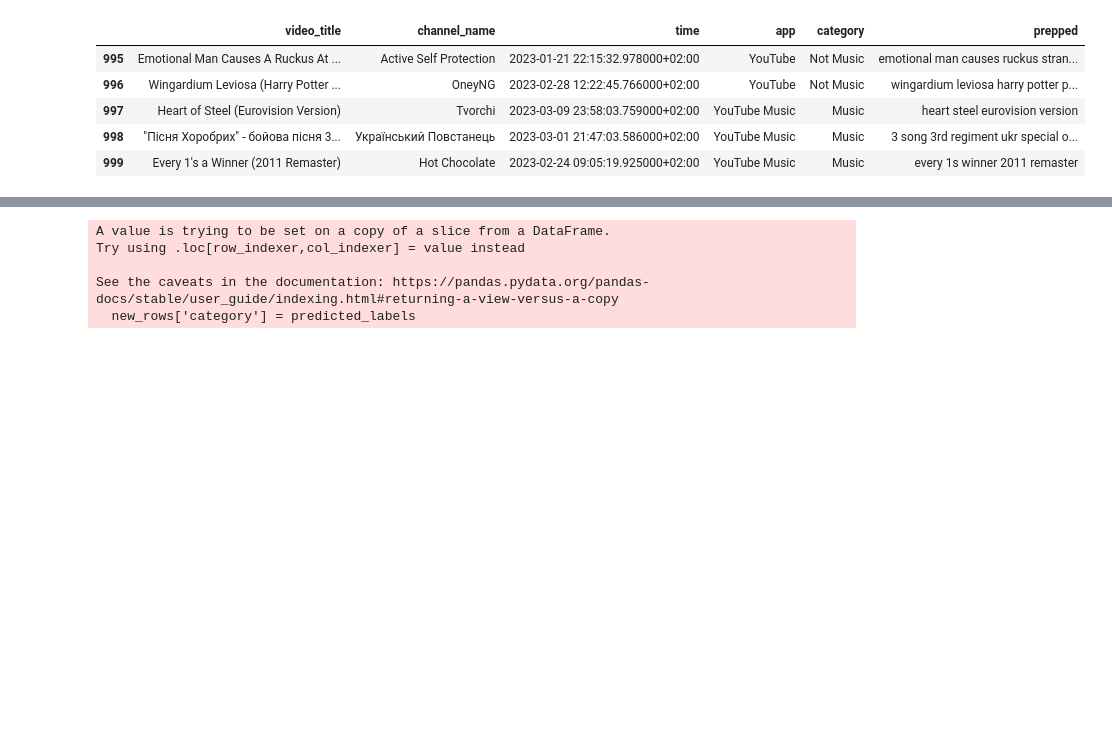
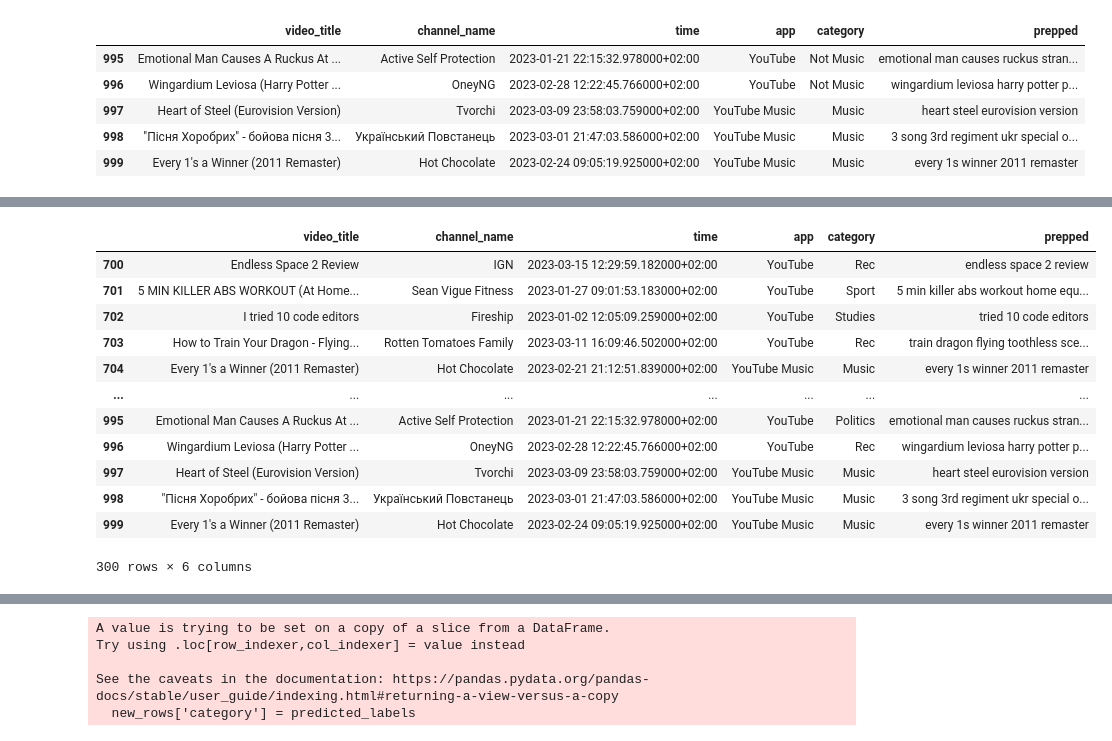
Before and after one commit to SanAntonik/yt_activity_analysis, a Jupyter notebook: classify.ipynb, the cells around one changed output, grey strips where cells are left out. Cells and saved outputs as stored; diff of their text form; code cells hidden in the pictures; blank space fills up the shorter version.

```diff
--- a/classify.ipynb
+++ b/classify.ipynb
@@ -859,0 +888,17 @@ new_rows.head(2)
+# %%
+new_rows_labeled = pd.read_csv("unlabeled_700-999.csv", index_col=0)
+new_rows_labeled
+# %% [output]
+|  | video_title | channel_name | time | app | category | prepped |
+| 700 | Endless Space 2 Review | IGN | 2023-03-15 12:29:59.182000+02:00 | YouTube | Rec | endless space 2 review |
+| 701 | 5 MIN KILLER ABS WORKOUT (At Home... | Sean Vigue Fitness | 2023-01-27 09:01:53.183000+02:00 | YouTube | Sport | 5 min killer abs workout home equ... |
+| 702 | I tried 10 code editors | Fireship | 2023-01-02 12:05:09.259000+02:00 | YouTube | Studies | tried 10 code editors |
+| 703 | How to Train Your Dragon - Flying... | Rotten Tomatoes Family | 2023-03-11 16:09:46.502000+02:00 | YouTube | Rec | train dragon flying toothless sce... |
+| 704 | Every 1's a Winner (2011 Remaster) | Hot Chocolate | 2023-02-21 21:12:51.839000+02:00 | YouTube Music | Music | every 1s winner 2011 remaster |
+| ... | ... | ... | ... | ... | ... | ... |
+| 995 | Emotional Man Causes A Ruckus At ... | Active Self Protection | 2023-01-21 22:15:32.978000+02:00 | YouTube | Politics | emotional man causes ruckus stran... |
+| 996 | Wingardium Leviosa (Harry Potter ... | OneyNG | 2023-02-28 12:22:45.766000+02:00 | YouTube | Rec | wingardium leviosa harry potter p... |
+| 997 | Heart of Steel (Eurovision Version) | Tvorchi | 2023-03-09 23:58:03.759000+02:00 | YouTube Music | Music | heart steel eurovision version |
+| 998 | "Пісня Хоробрих" - бойова пісня 3... | Український Повстанець | 2023-03-01 21:47:03.586000+02:00 | YouTube Music | Music | 3 song 3rd regiment ukr special o... |
+| 999 | Every 1's a Winner (2011 Remaster) | Hot Chocolate | 2023-02-24 09:05:19.925000+02:00 | YouTube Music | Music | every 1s winner 2011 remaster |
+300 rows × 6 columns
```
Also changed, not shown: parts of 10 cells of this notebook.
